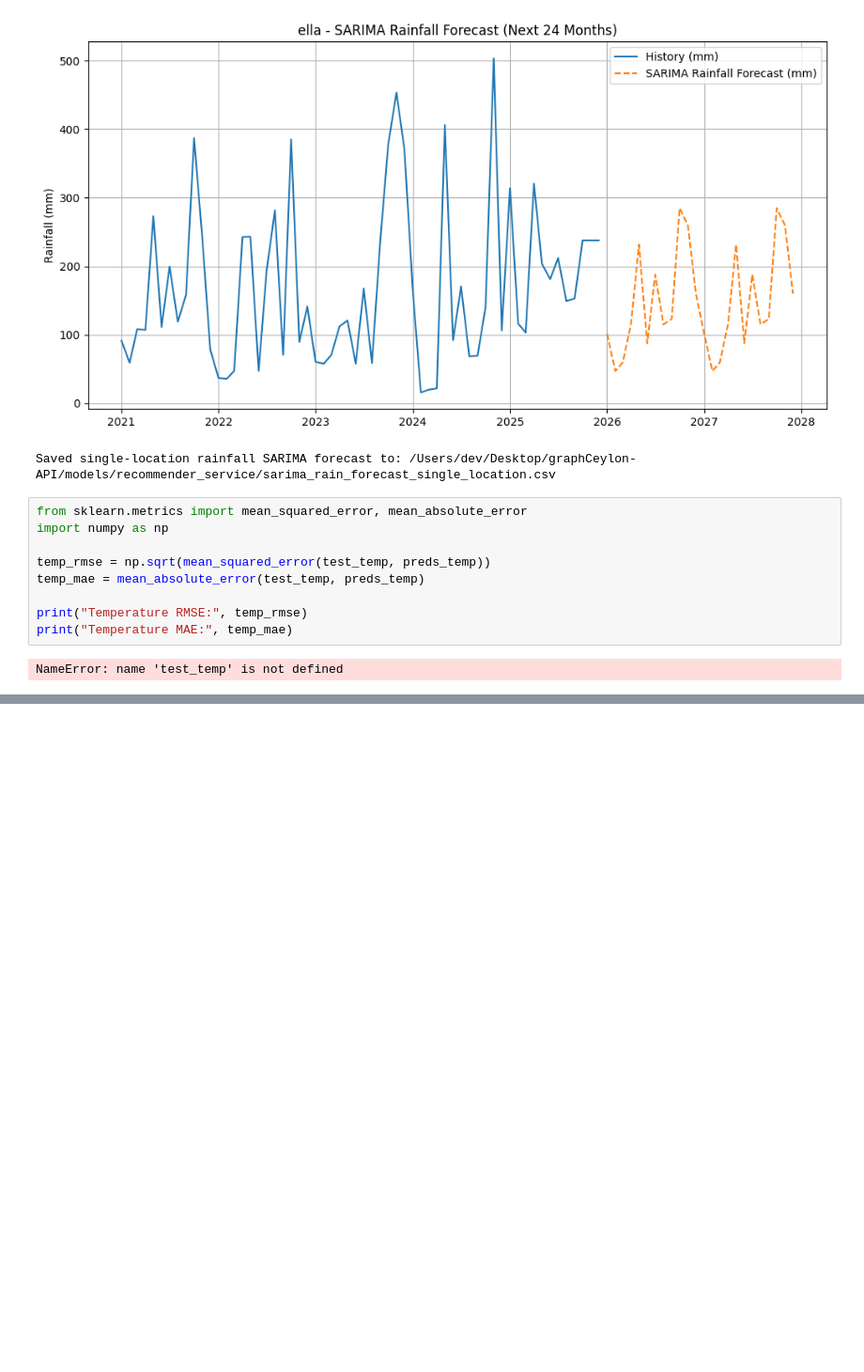
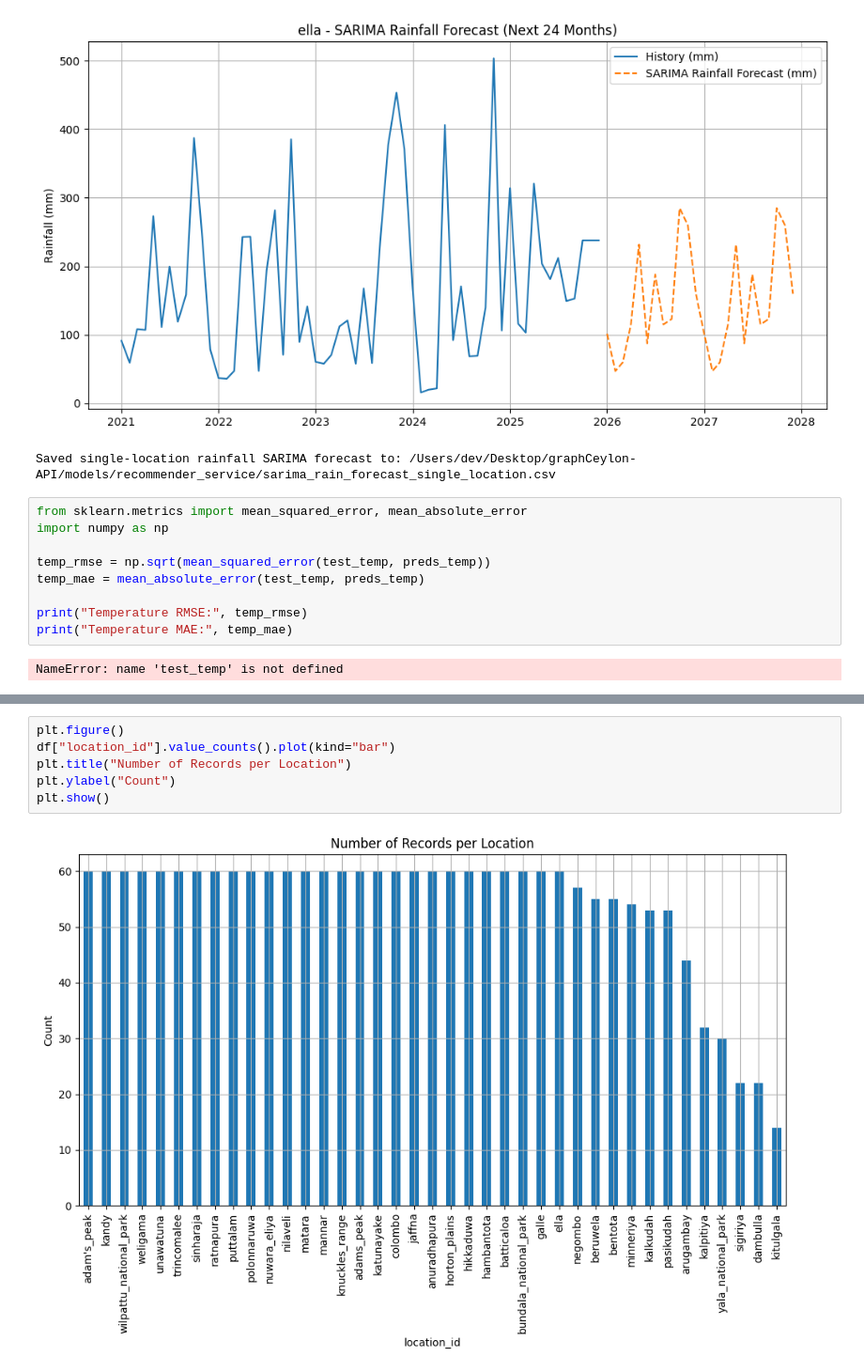
Before and after one commit to graphceylon/graphCeylon-API, a Jupyter notebook: models/recommender_service/sarima_temperature_forecasting.ipynb, the cells around one changed output, grey strips where cells are left out. Shown at 94% size. Cells and saved outputs as stored; diff of their text form; blank space fills up the shorter version.

```diff
--- a/models/recommender_service/sarima_temperature_forecasting.ipynb
+++ b/models/recommender_service/sarima_temperature_forecasting.ipynb
@@ -591,0 +736,8 @@ NameError: name 'test_temp' is not defined
+# %%
+plt.figure()
+df["location_id"].value_counts().plot(kind="bar")
+plt.title("Number of Records per Location")
+plt.ylabel("Count")
+plt.show()
+# %% [output]
+[figure, added]
```
Also changed, not shown: parts of 17 cells of this notebook, 3 other files.
